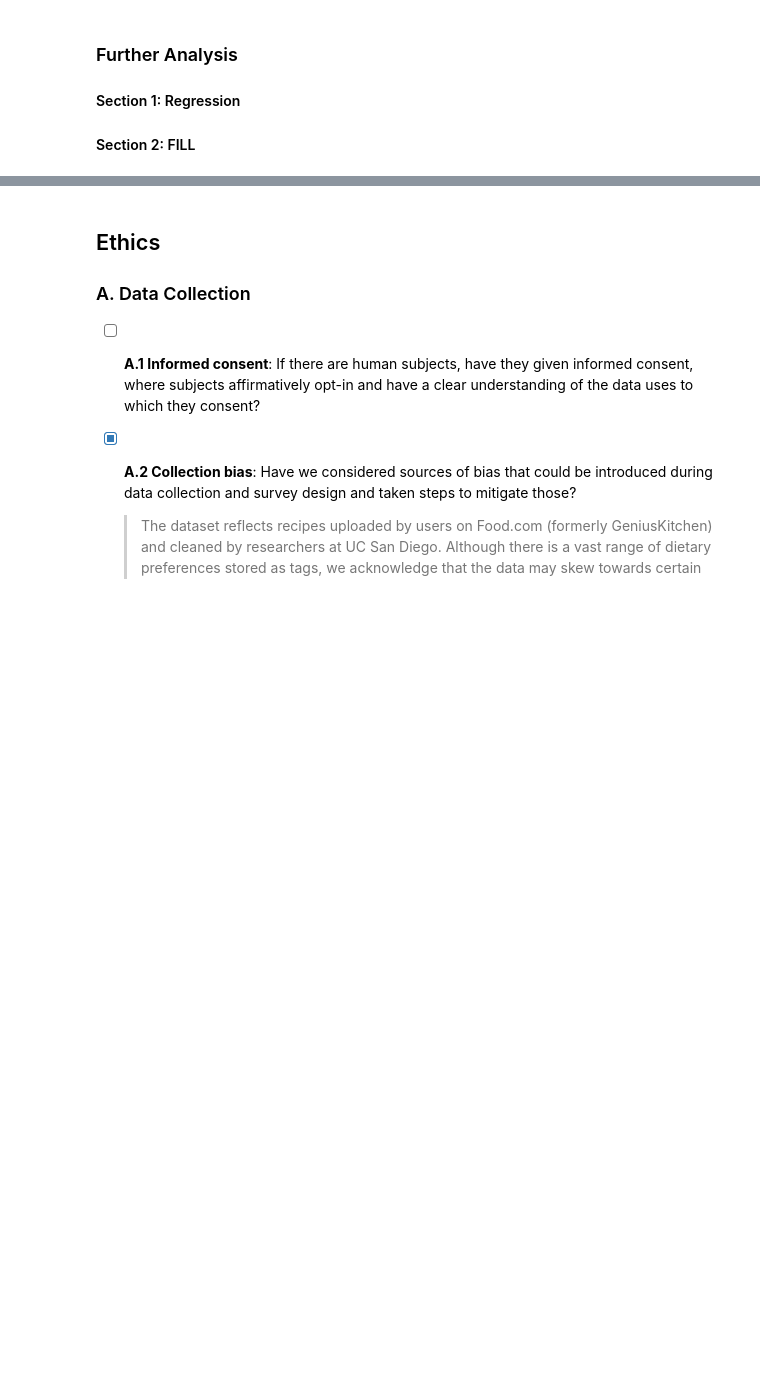
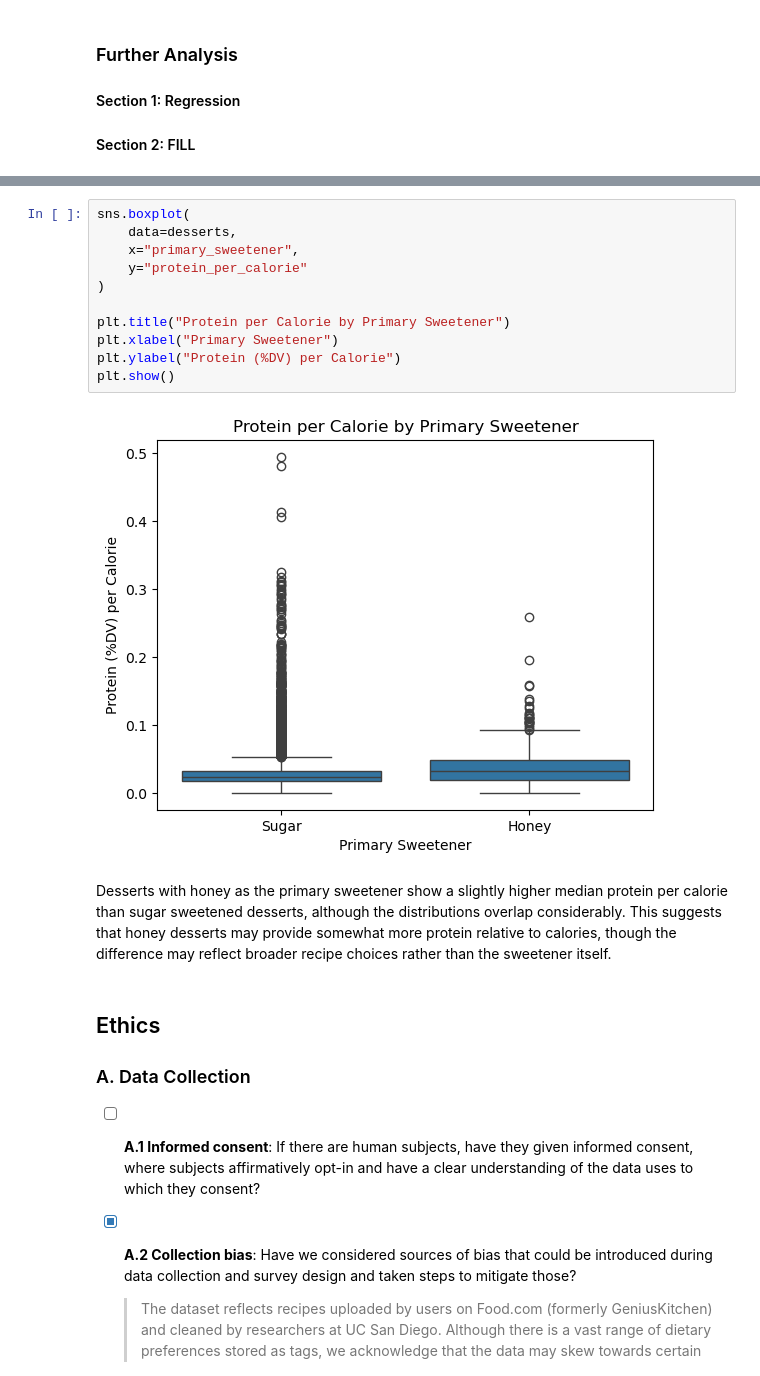
Before and after one commit to Doku98/Group047_WI26, a Jupyter notebook: 03-FinalProject.ipynb, the cells around one changed output, grey strips where cells are left out. Saved outputs shown, nothing was run; the diff lists cells and outputs as text; blank space fills up the shorter version.

Commit message:
Added Brief Analysis on Sugar vs Honey for Protien/cal

```diff
--- a/03-FinalProject.ipynb
+++ b/03-FinalProject.ipynb
@@ -790,3 +819,18 @@ plt.show()
+# %%
+sns.boxplot(
+    data=desserts,
+    x="primary_sweetener",
+    y="protein_per_calorie"
+)
+
+plt.title("Protein per Calorie by Primary Sweetener")
+plt.xlabel("Primary Sweetener")
+plt.ylabel("Protein (%DV) per Calorie")
+plt.show()
+# %% [output]
+[figure, added]
+# %% [markdown]
+Desserts with honey as the primary sweetener show a slightly higher median protein per calorie than sugar sweetened desserts, although the distributions overlap considerably. This suggests that honey desserts may provide somewhat more protein relative to calories, though the difference may reflect broader recipe choices rather than the sweetener itself.
 # %% [markdown]
 ## Ethics
 
```
Also changed, not shown: parts of 4 cells of this notebook.
